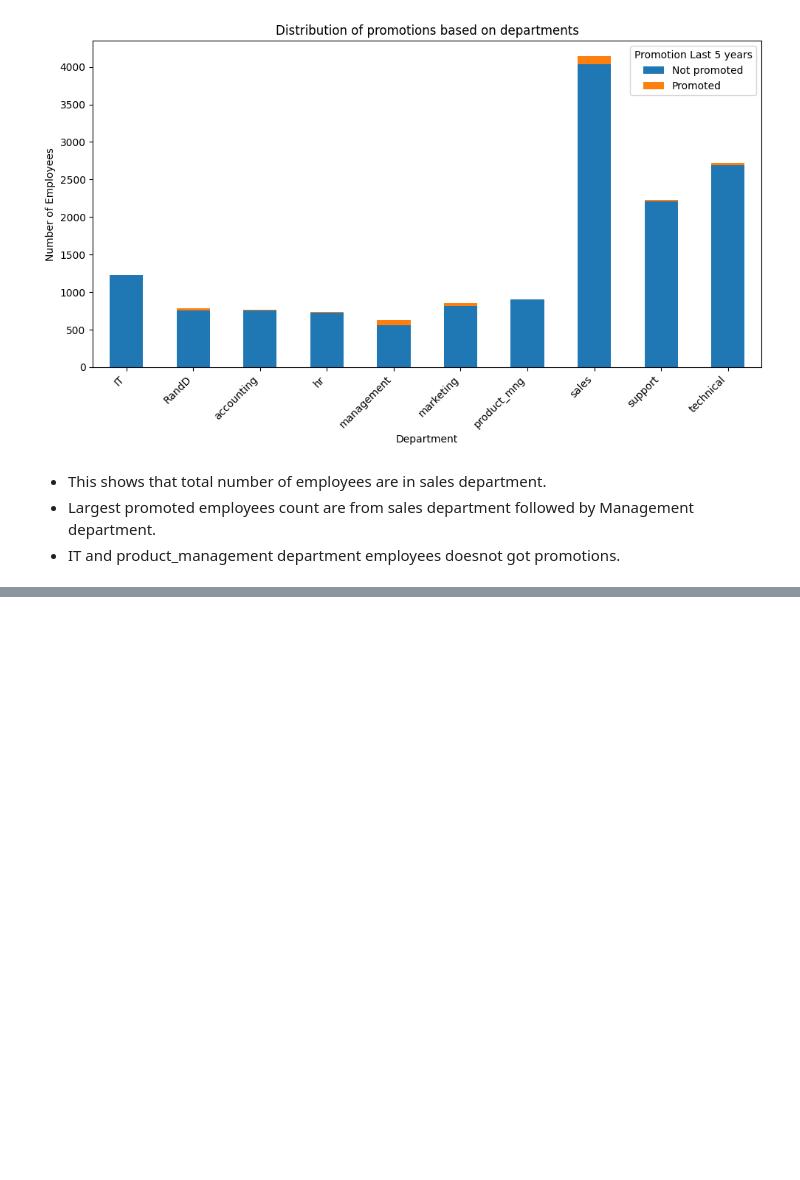
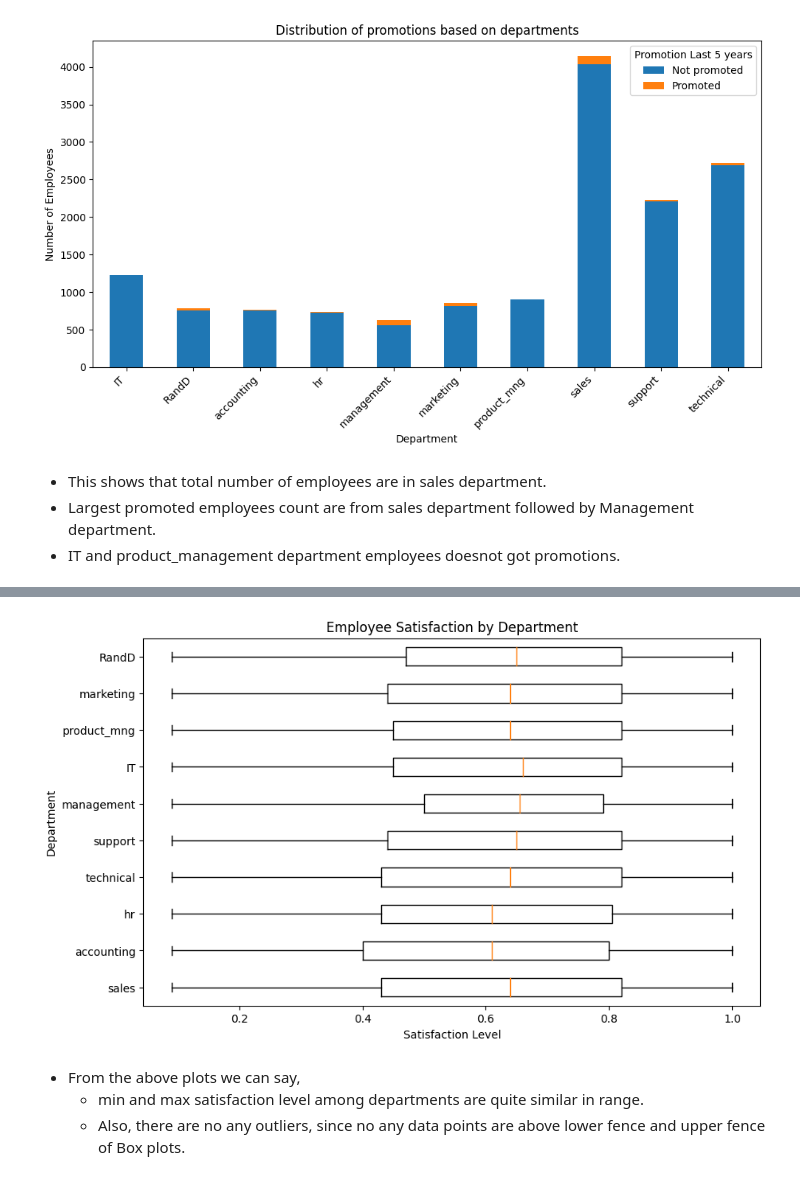
Before and after one commit to thapaliya123/Data-Science-Journey, a Jupyter notebook: DS/05-Matplotlib/visualization.ipynb, the cells around one changed output, grey strips where cells are left out. Cells and saved outputs as stored; diff of their text form; code cells hidden in the pictures; blank space fills up the shorter version.

```diff
--- a/DS/05-Matplotlib/visualization.ipynb
+++ b/DS/05-Matplotlib/visualization.ipynb
@@ -310,0 +345,21 @@ plt.show()
+# %%
+# filter department wise satisfaction data
+
+depart_wise_satisfaction = [
+                    df_hr[df_hr['Department'] == depart]['satisfaction_level']
+                    for depart in df_hr['Department'].unique()
+                    ]
+# %%
+# Create horizontal box plots of satisfaction levels by department
+plt.figure(figsize=(10, 6))
+plt.boxplot(depart_wise_satisfaction, labels=df_hr['Department'].unique(), vert=False)
+plt.xlabel('Satisfaction Level')
+plt.ylabel('Department')
+plt.title('Employee Satisfaction by Department')
+plt.show()
+# %% [output]
+[figure, added]
+# %% [markdown]
+- From the above plots we can say,
+    - min and max satisfaction level among departments are quite similar in range.
+    - Also, there are no any outliers, since no any data points are above lower fence and upper fence of Box plots.
```
Also changed, not shown: parts of 11 cells of this notebook.
